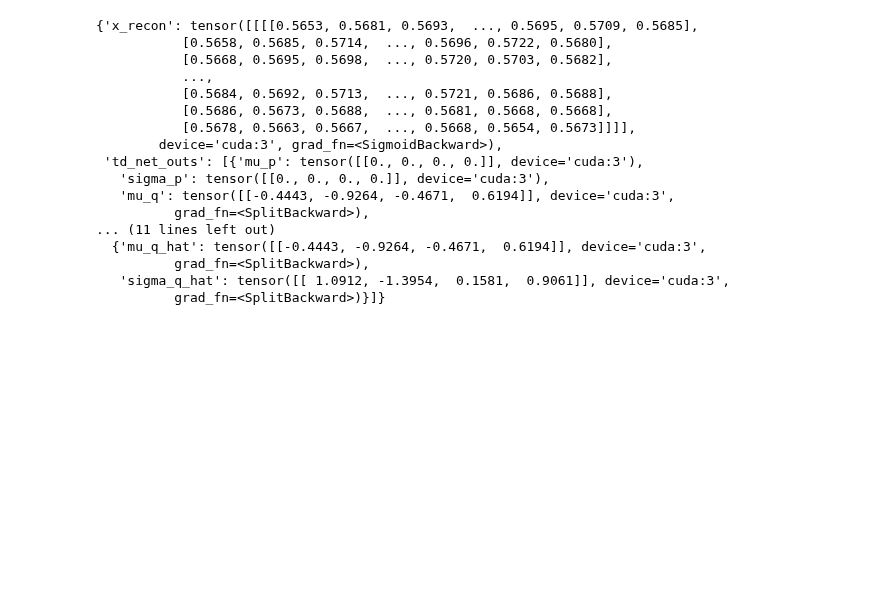
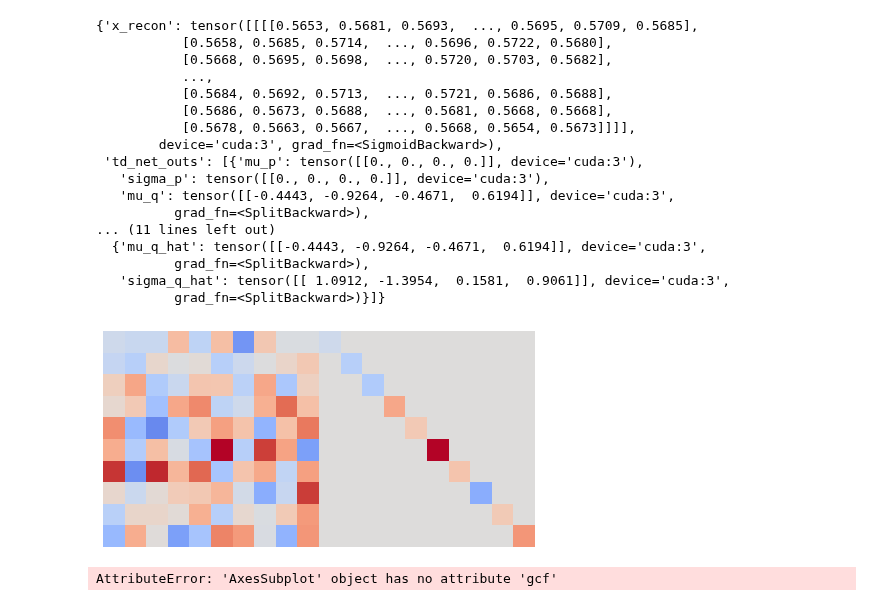
Before and after one commit to muhammadyaseen/vae-disentanglement, a Jupyter notebook: notebooks/BayesStructureLearning.ipynb, the cells around one changed output. Drawn from its saved outputs; the diff is of its cells as text; code cells hidden in the pictures; blank space fills up the shorter version.

Commit message:
color coded weight plot

```diff
--- a/notebooks/BayesStructureLearning.ipynb
+++ b/notebooks/BayesStructureLearning.ipynb
@@ -223,0 +233,21 @@ I
+# %%
+T = torch.randn(1, 10, 10)
+I = torch.eye(10).unsqueeze(0)
+Tm = T.mul(I)
+TI = torch.cat([T, Tm], dim=2).permute(1,2,0).numpy()
+# %%
+fig, ax = plt.subplots()
+ax.imshow(TI, cmap=cm.coolwarm, norm=CenteredNorm())
+ax.axis('off')
+fig.tight_layout(pad=0)
+ax.margins(0)
+
+fig.canvas.draw()
+buf = fig.canvas.buffer_rgba()
+X = np.asarray(buf)#[:,:,0:3]
+# %% [output]
+[figure, added]
+# %%
+ax.gcf()
+# %% [output]
+AttributeError: 'AxesSubplot' object has no attribute 'gcf'
```
Also changed, not shown: parts of 7 cells of this notebook, 3 other files.
